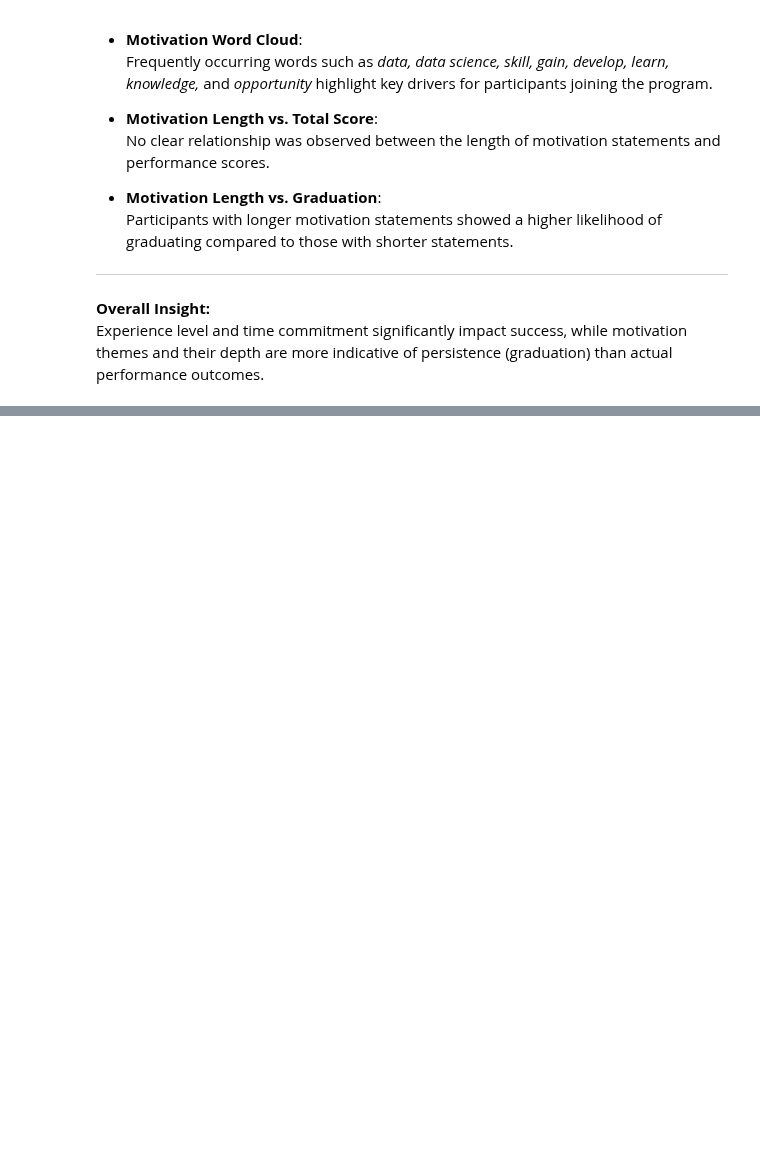
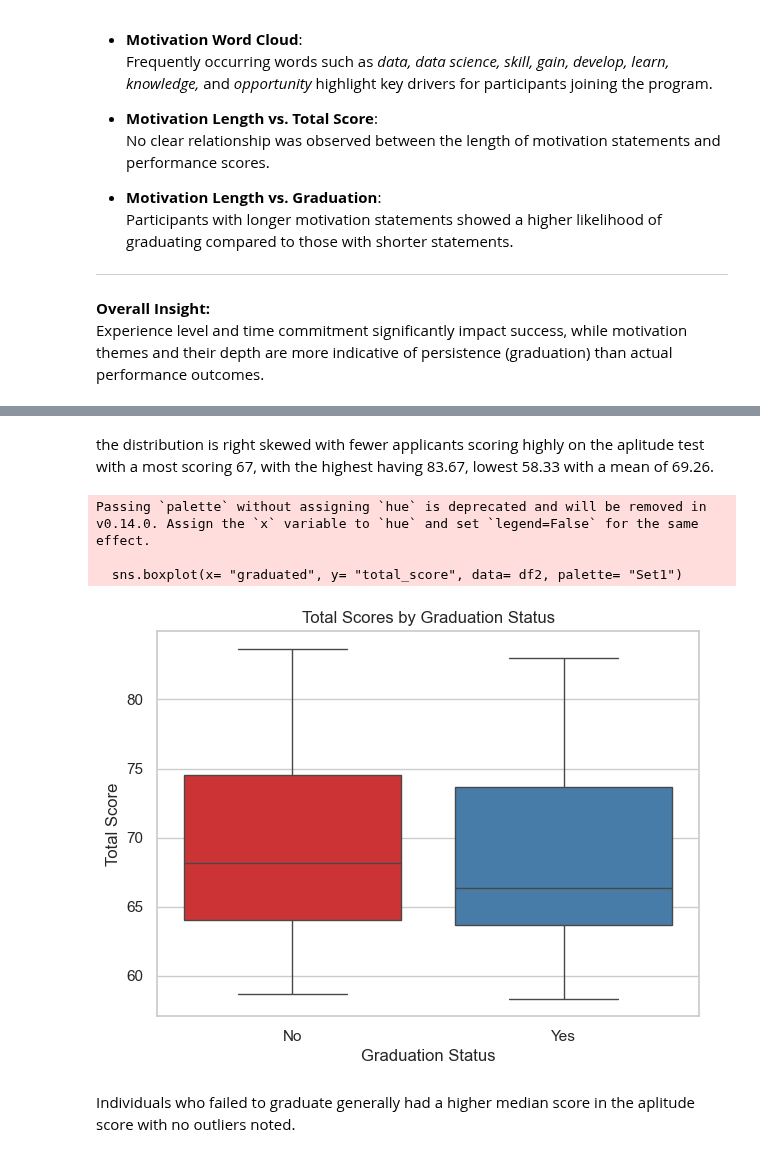
Before and after one commit to J-Kimani/DS, a Jupyter notebook: Projects/Data Proficiency Project/Data Proficiency Project.ipynb, the cells around one changed output, grey strips where cells are left out. Drawn from its saved outputs; the diff is of its cells as text; code cells hidden in the pictures; blank space fills up the shorter version.

```diff
--- a/Projects/Data Proficiency Project/Data Proficiency Project.ipynb
+++ b/Projects/Data Proficiency Project/Data Proficiency Project.ipynb
@@ -957,0 +1026,17 @@ Experience level and time commitment significantly impact success, while motivat
+# %% [markdown]
+the distribution is right skewed with fewer applicants scoring highly on the aplitude test with a most scoring 67, with the highest having 83.67, lowest 58.33 with a mean of 69.26.
+# %%
+# Boxplot of Total Scores by Graduation Status
+plt.figure(figsize=(7,5))
+sns.boxplot(x= "graduated", y= "total_score", data= df2, palette= "Set1")
+plt.title("Total Scores by Graduation Status")
+plt.xlabel("Graduation Status")
+plt.ylabel("Total Score")
+plt.show()
+# %% [output]
+Passing `palette` without assigning `hue` is deprecated and will be removed in v0.14.0. Assign the `x` variable to `hue` and set `legend=False` for the same effect.
+
+  sns.boxplot(x= "graduated", y= "total_score", data= df2, palette= "Set1")
+[figure, added]
+# %% [markdown]
+Individuals who failed to graduate generally had a higher median score in the aplitude score with no outliers noted.
```
Also changed, not shown: parts of 14 cells of this notebook, 2 other files.
